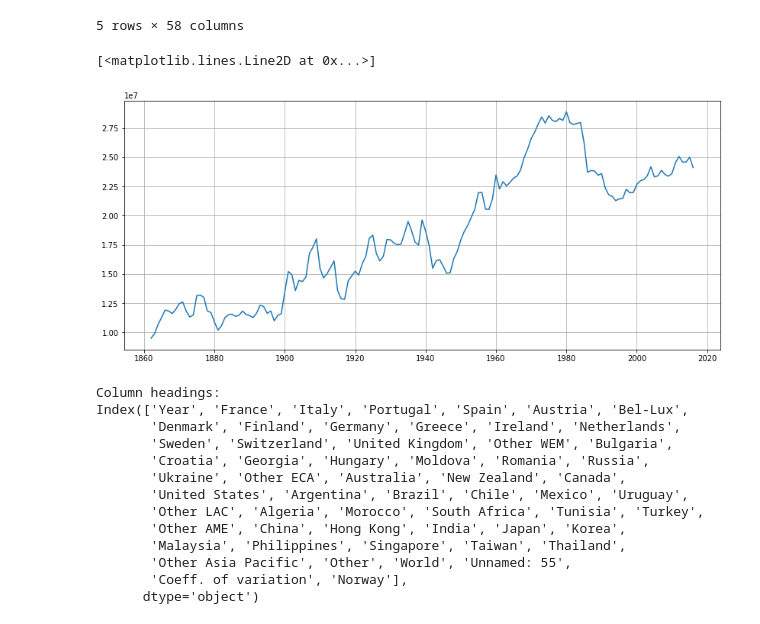
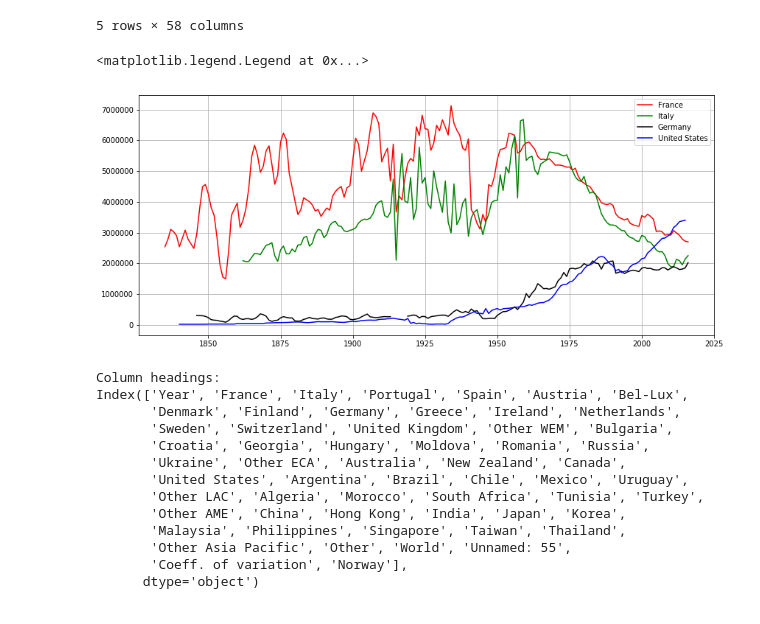
Before and after one commit to renatonico/Pygeons, a Jupyter notebook: notebooks/renato.ipynb, the cells around one changed output. Drawn from its saved outputs; the diff is of its cells as text; code cells hidden in the pictures.

```diff
--- a/notebooks/renato.ipynb
+++ b/notebooks/renato.ipynb
@@ -155,15 +214,25 @@ Index(['Year', 'France', 'Italy', 'Portugal', 'Spain', 'Austria', 'Bel-Lux',
 | 180 | 2015 | 2.720000e+06 | 2.140000e+06 | NaN | NaN | 248142.333333 | NaN | NaN | NaN | 1.850000e+06 | ... | ... |
 | 181 | 2016 | 2.700000e+06 | 2.250000e+06 | NaN | NaN | NaN | NaN | NaN | NaN | 2.020000e+06 | ... | ... |
 5 rows × 58 columns
-# %%
-years34 = T34_df.Year
-consump = T34_df.World
-plt.figure(figsize=(14,6))
-plt.grid()
-plt.plot(years34,consump)
-# %% [output]
-[<matplotlib.lines.Line2D at 0x...>]
-[figure, removed]
+# %%
+years = T34_df.Year
+consww = T34_df.World
+consUS = T34_df['United States']
+consIT = T34_df.Italy
+consDE = T34_df.Germany
+consFR = T34_df.France
+
+plt.figure(figsize=(14,6))
+plt.grid()
+#plt.plot(years,consww)
+plt.plot(years,consFR, color='r')
+plt.plot(years,consIT, color='g')
+plt.plot(years,consDE, color='k')
+plt.plot(years,consUS, color='b')
+plt.legend()
+# %% [output]
+<matplotlib.legend.Legend at 0x...>
+[figure, added]
 # %%
 T38_df = pd.read_excel(file, sheet_name='T38 Wine consumption per capita', skiprows=1)
 T38_df.rename(columns={'Unnamed: 0': 'Year'}, inplace=True)
```
Also changed, not shown: parts of 16 cells of this notebook.
